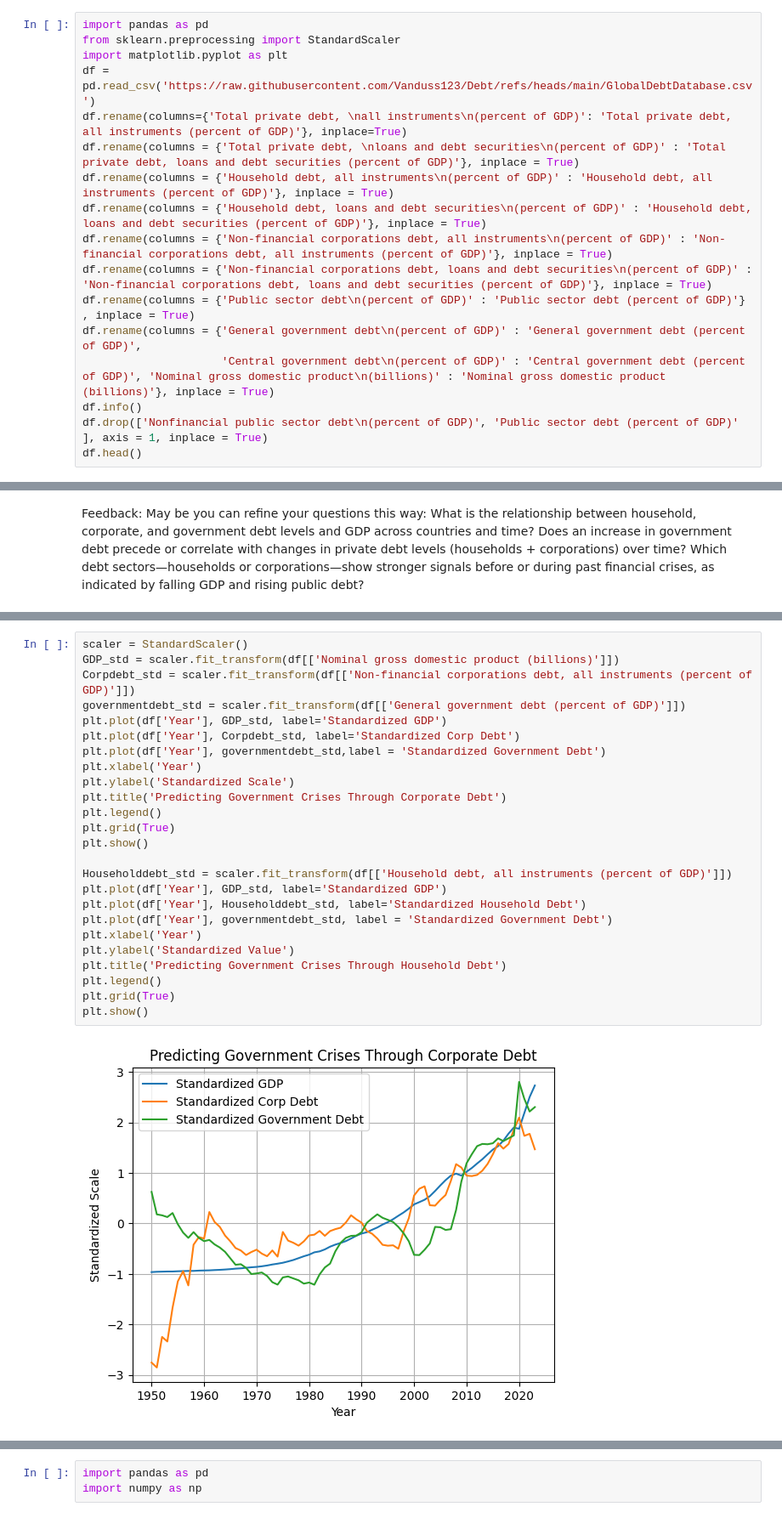
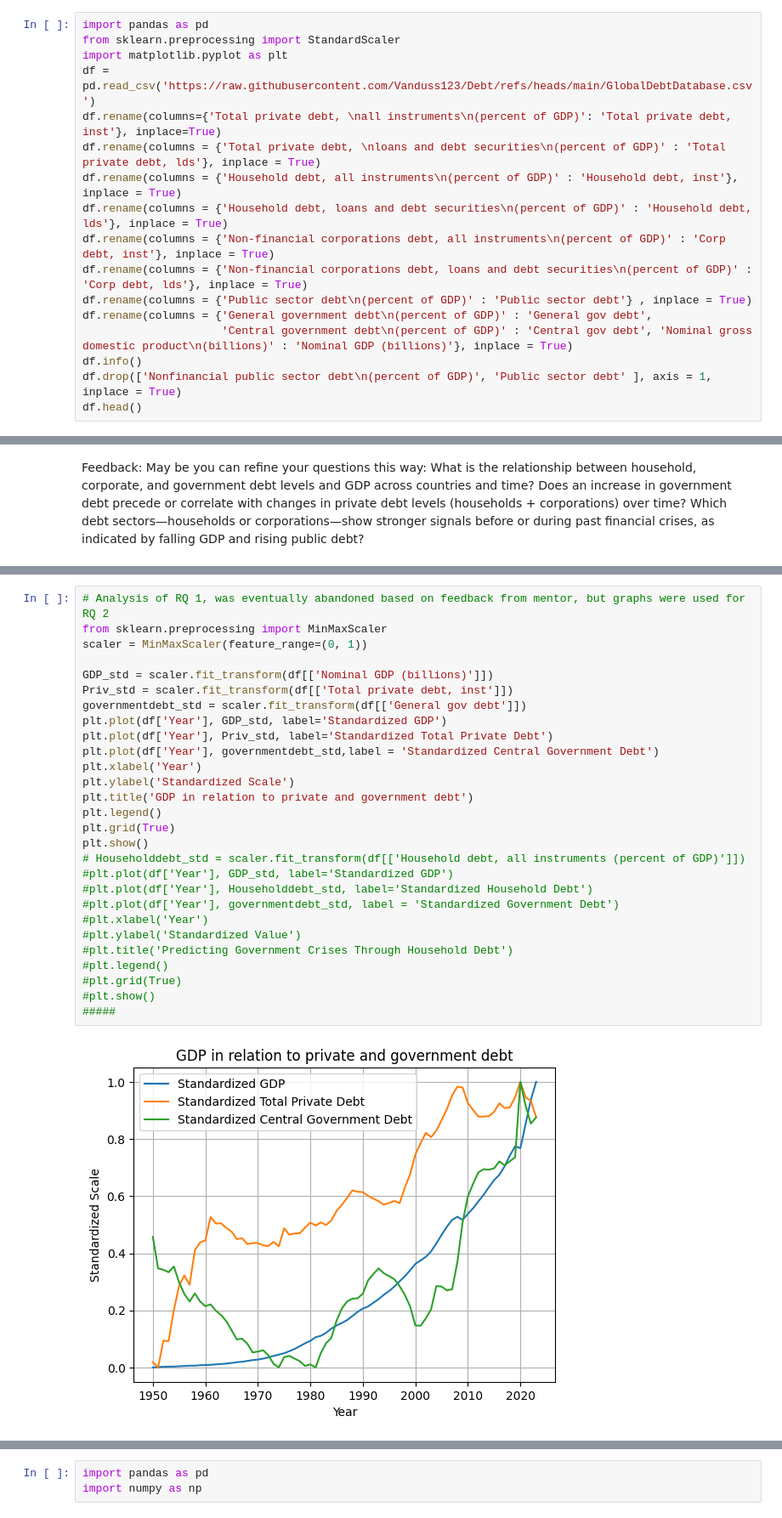
Before and after one commit to Vanduss123/Debt, a Jupyter notebook: DebtProject.ipynb, the cells around one changed output, grey strips where cells are left out. Shown: that part at 85% size. Saved outputs shown, nothing was run; the diff lists cells and outputs as text.

```diff
--- a/DebtProject.ipynb
+++ b/DebtProject.ipynb
@@ -14,17 +21,17 @@ import pandas as pd
 from sklearn.preprocessing import StandardScaler
 import matplotlib.pyplot as plt
 df = pd.read_csv('https://raw.githubusercontent.com/Vanduss123/Debt/refs/heads/main/GlobalDebtDatabase.csv')
-df.rename(columns={'Total private debt, \nall instruments\n(percent of GDP)': 'Total private debt, all instruments (percent of GDP)'}, inplace=True)
-df.rename(columns = {'Total private debt, \nloans and debt securities\n(percent of GDP)' : 'Total private debt, loans and debt securities (percent of GDP)'}, inplace = True)
-df.rename(columns = {'Household debt, all instruments\n(percent of GDP)' : 'Household debt, all instruments (percent of GDP)'}, inplace = True)
-df.rename(columns = {'Household debt, loans and debt securities\n(percent of GDP)' : 'Household debt, loans and debt securities (percent of GDP)'}, inplace = True)
-df.rename(columns = {'Non-financial corporations debt, all instruments\n(percent of GDP)' : 'Non-financial corporations debt, all instruments (percent of GDP)'}, inplace = True)
-df.rename(columns = {'Non-financial corporations debt, loans and debt securities\n(percent of GDP)' : 'Non-financial corporations debt, loans and debt securities (percent of GDP)'}, inplace = True)
-df.rename(columns = {'Public sector debt\n(percent of GDP)' : 'Public sector debt (percent of GDP)'} , inplace = True)
-df.rename(columns = {'General government debt\n(percent of GDP)' : 'General government debt (percent of GDP)',
-                     'Central government debt\n(percent of GDP)' : 'Central government debt (percent of GDP)', 'Nominal gross domestic product\n(billions)' : 'Nominal gross domestic product (billions)'}, inplace = True)
+df.rename(columns={'Total private debt, \nall instruments\n(percent of GDP)': 'Total private debt, inst'}, inplace=True)
+df.rename(columns = {'Total private debt, \nloans and debt securities\n(percent of GDP)' : 'Total private debt, lds'}, inplace = True)
+df.rename(columns = {'Household debt, all instruments\n(percent of GDP)' : 'Household debt, inst'}, inplace = True)
+df.rename(columns = {'Household debt, loans and debt securities\n(percent of GDP)' : 'Household debt, lds'}, inplace = True)
+df.rename(columns = {'Non-financial corporations debt, all instruments\n(percent of GDP)' : 'Corp debt, inst'}, inplace = True)
+df.rename(columns = {'Non-financial corporations debt, loans and debt securities\n(percent of GDP)' : 'Corp debt, lds'}, inplace = True)
+df.rename(columns = {'Public sector debt\n(percent of GDP)' : 'Public sector debt'} , inplace = True)
+df.rename(columns = {'General government debt\n(percent of GDP)' : 'General gov debt',
+                     'Central government debt\n(percent of GDP)' : 'Central gov debt', 'Nominal gross domestic product\n(billions)' : 'Nominal GDP (billions)'}, inplace = True)
 df.info()
-df.drop(['Nonfinancial public sector debt\n(percent of GDP)', 'Public sector debt (percent of GDP)' ], axis = 1, inplace = True)
+df.drop(['Nonfinancial public sector debt\n(percent of GDP)', 'Public sector debt' ], axis = 1, inplace = True)
 df.head()
 # %% [output]
 <class 'pandas.core.frame.DataFrame'>
@@ -137,27 +121,30 @@ ValueError: Single argument to subplot must be a three-digit integer, not 0
 # %%
-scaler = StandardScaler()
-GDP_std = scaler.fit_transform(df[['Nominal gross domestic product (billions)']])
-Corpdebt_std = scaler.fit_transform(df[['Non-financial corporations debt, all instruments (percent of GDP)']])
-governmentdebt_std = scaler.fit_transform(df[['General government debt (percent of GDP)']])
+# Analysis of RQ 1, was eventually abandoned based on feedback from mentor, but graphs were used for RQ 2
+from sklearn.preprocessing import MinMaxScaler
+scaler = MinMaxScaler(feature_range=(0, 1))
+
+GDP_std = scaler.fit_transform(df[['Nominal GDP (billions)']])
+Priv_std = scaler.fit_transform(df[['Total private debt, inst']])
+governmentdebt_std = scaler.fit_transform(df[['General gov debt']])
 plt.plot(df['Year'], GDP_std, label='Standardized GDP')
-plt.plot(df['Year'], Corpdebt_std, label='Standardized Corp Debt')
-plt.plot(df['Year'], governmentdebt_std,label = 'Standardized Government Debt')
+plt.plot(df['Year'], Priv_std, label='Standardized Total Private Debt')
+plt.plot(df['Year'], governmentdebt_std,label = 'Standardized Central Government Debt')
 plt.xlabel('Year')
 plt.ylabel('Standardized Scale')
-plt.title('Predicting Government Crises Through Corporate Debt')
+plt.title('GDP in relation to private and government debt')
 plt.legend()
 plt.grid(True)
 plt.show()
-
-Householddebt_std = scaler.fit_transform(df[['Household debt, all instruments (percent of GDP)']])
-plt.plot(df['Year'], GDP_std, label='Standardized GDP')
-plt.plot(df['Year'], Householddebt_std, label='Standardized Household Debt')
-plt.plot(df['Year'], governmentdebt_std, label = 'Standardized Government Debt')
-plt.xlabel('Year')
-plt.ylabel('Standardized Value')
-plt.title('Predicting Government Crises Through Household Debt')
-plt.legend()
-plt.grid(True)
-plt.show()
+# Householddebt_std = scaler.fit_transform(df[['Household debt, all instruments (percent of GDP)']])
+#plt.plot(df['Year'], GDP_std, label='Standardized GDP')
+#plt.plot(df['Year'], Householddebt_std, label='Standardized Household Debt')
+#plt.plot(df['Year'], governmentdebt_std, label = 'Standardized Government Debt')
+#plt.xlabel('Year')
+#plt.ylabel('Standardized Value')
+#plt.title('Predicting Government Crises Through Household Debt')
+#plt.legend()
+#plt.grid(True)
+#plt.show()
+#####
 # %% [output]
-[figure, old version]
+[figure, new version]
```
Also changed, not shown: parts of 17 cells of this notebook.
